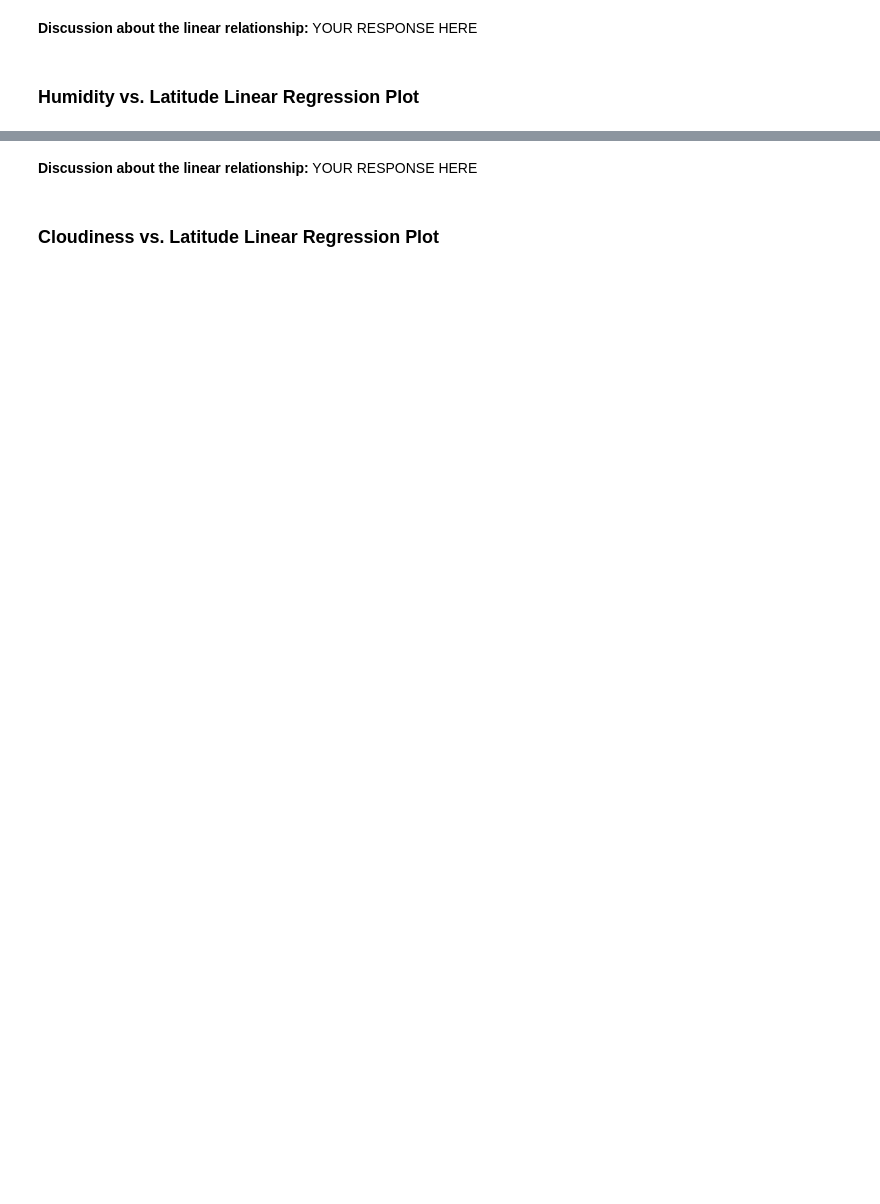
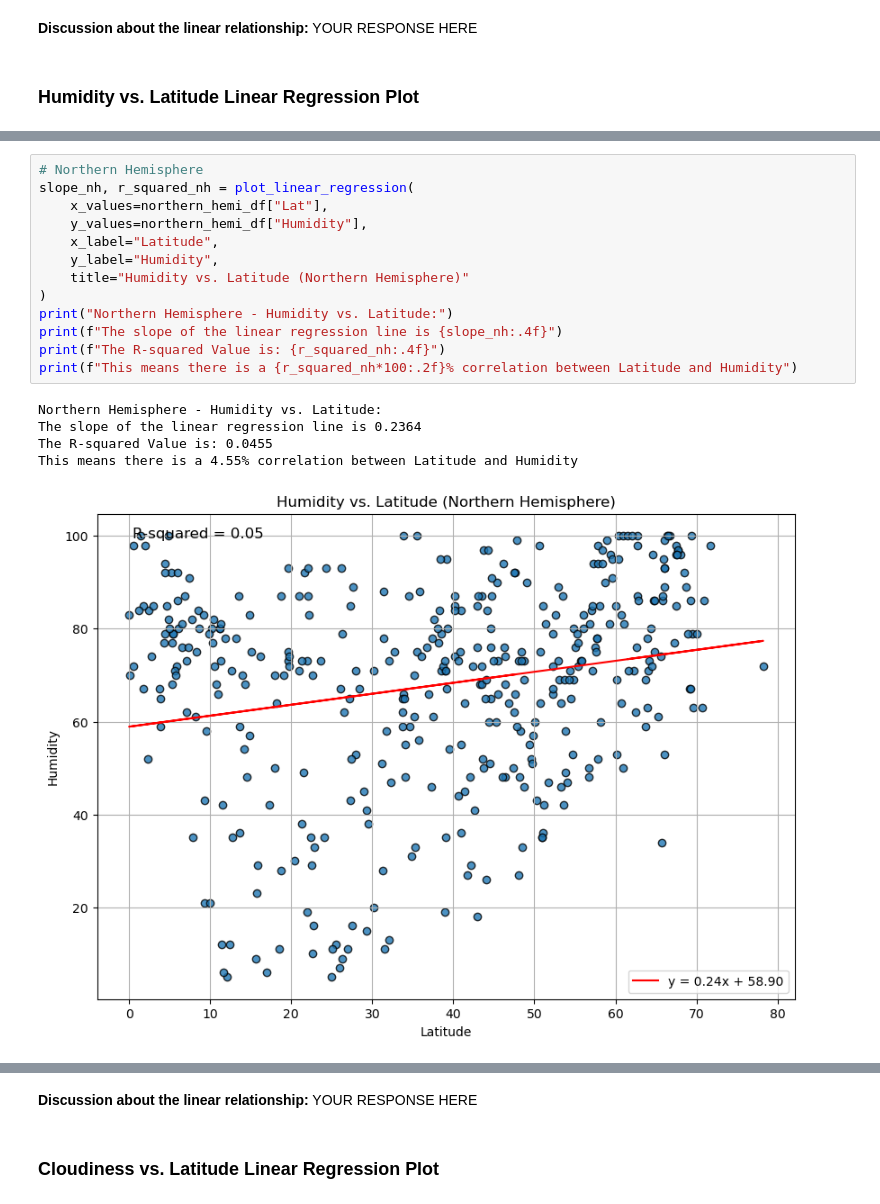
Before and after one commit to KP-Priest/python-api-challenge, a Jupyter notebook: PyScripts/WeatherPy.ipynb, the cells around one changed output, grey strips where cells are left out. Drawn from its saved outputs; the diff is of its cells as text; blank space fills up the shorter version.

```diff
--- a/PyScripts/WeatherPy.ipynb
+++ b/PyScripts/WeatherPy.ipynb
@@ -333,0 +381,19 @@ The r^2-value is: 0.00014367159540169783
+# %%
+# Northern Hemisphere
+slope_nh, r_squared_nh = plot_linear_regression(
+    x_values=northern_hemi_df["Lat"],
+    y_values=northern_hemi_df["Humidity"],
+    x_label="Latitude",
+    y_label="Humidity",
+    title="Humidity vs. Latitude (Northern Hemisphere)"
+)
+print("Northern Hemisphere - Humidity vs. Latitude:")
+print(f"The slope of the linear regression line is {slope_nh:.4f}")
+print(f"The R-squared Value is: {r_squared_nh:.4f}")
+print(f"This means there is a {r_squared_nh*100:.2f}% correlation between Latitude and Humidity")
+# %% [output]
+Northern Hemisphere - Humidity vs. Latitude:
+The slope of the linear regression line is 0.2364
+The R-squared Value is: 0.0455
+This means there is a 4.55% correlation between Latitude and Humidity
+[figure, added]
```
Also changed, not shown: parts of 19 cells of this notebook.
